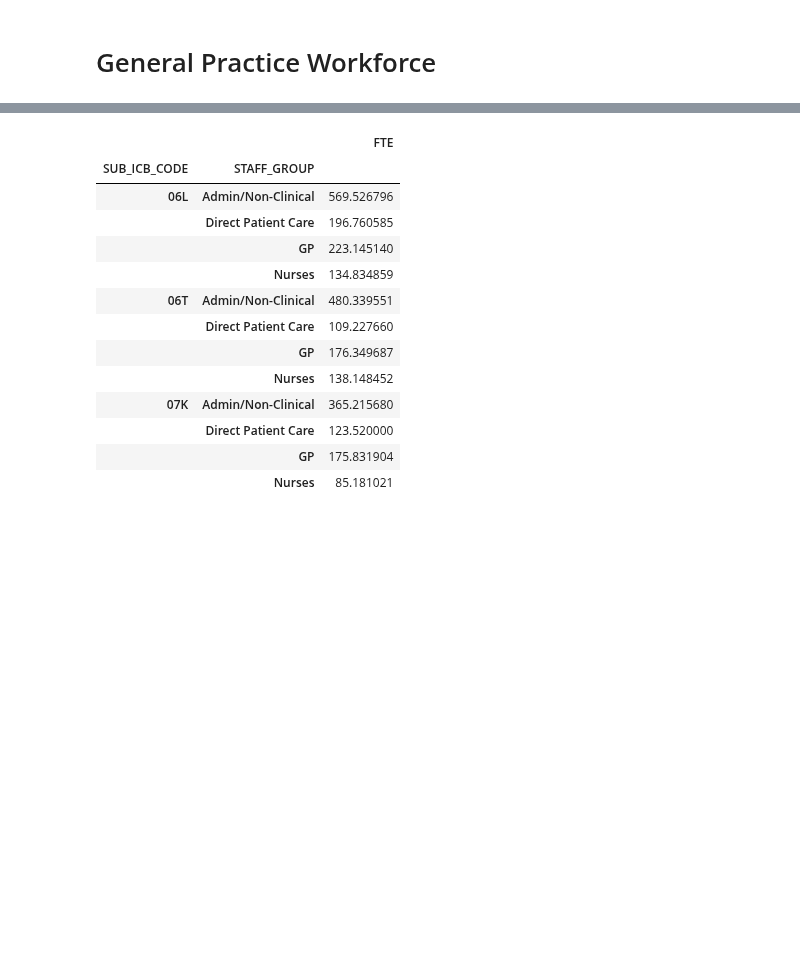
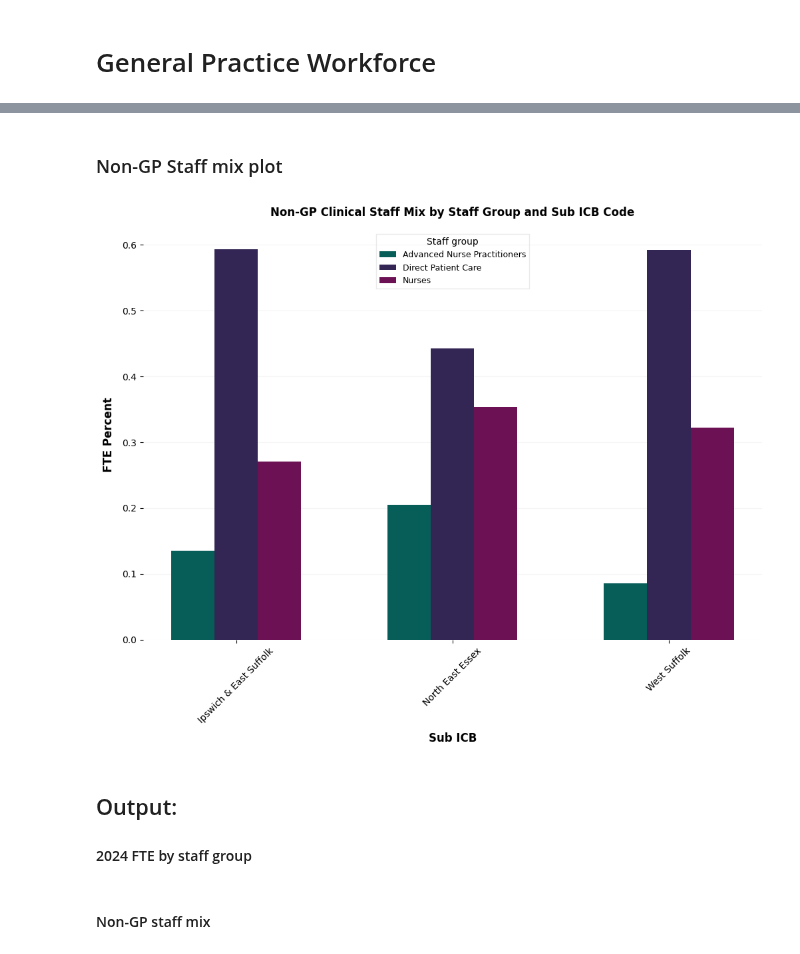
Before and after one commit to SNEE-ICS/PrimaryCareDemandAndCapacity, a Jupyter notebook: notebooks/2c_Workforce.ipynb, the cells around one changed output, grey strips where cells are left out. Saved outputs shown, nothing was run; the diff lists cells and outputs as text; code cells hidden in the pictures; blank space fills up the shorter version.

Commit message:
implemented as per spec, saved outputs and tested

```diff
--- a/notebooks/2c_Workforce.ipynb
+++ b/notebooks/2c_Workforce.ipynb
@@ -50,6 +122,8 @@ staff_fte =  non_gp_staff_mix.groupby(['SUB_ICB_CODE', 'STAFF_GROUP'])[['FTE']].
 # %%
 # drop 'GP' and 'Admin/Non-Clinical' staff groups
-staff_fte = staff_fte.loc[~staff_fte['STAFF_GROUP'].isin(['GP', 'Admin/Non-Clinical'])]
+non_gp_clinical_staff_fte = staff_fte.loc[~staff_fte['STAFF_GROUP'].isin(['GP', 'Admin/Non-Clinical'])]
 
 # sum of FTE for each SUB_ICB_CODE
-staff_fte_sum = staff_fte.groupby('SUB_ICB_CODE')['FTE'].sum()
+staff_fte_sum = non_gp_clinical_staff_fte.groupby('SUB_ICB_CODE')['FTE'].sum()
+
+display(staff_fte_sum)
@@ -56,2 +136,10 @@ staff_fte_sum = staff_fte.groupby('SUB_ICB_CODE')['FTE'].sum()
 # %%
-non_gp_clinical_staff_mix = staff_fte.merge(staff_fte_sum, on='SUB_ICB_CODE', suffixes=('', '_sum')).assign(fte_percent=lambda x: x['FTE'] / x['FTE_sum'] * 100).drop(columns=['FTE_sum','FTE']).round(3)
+# calculate non-gp clinical staff mix
+non_gp_clinical_staff_mix = (
+    non_gp_clinical_staff_fte
+    .merge(staff_fte_sum, on='SUB_ICB_CODE', suffixes=('', '_sum'))
+    .assign(fte_percent=lambda x: x['FTE'] / x['FTE_sum'])
+    .drop(columns=['FTE_sum','FTE'])
+    .round(3)
+    )
+non_gp_clinical_staff_mix.head(20)
@@ -71,19 +156,0 @@ non_gp_clinical_staff_mix
-# %%
-# if the staf
-
-non_gp_staff_mix.replace({'Admin/Non-clinical':'Admin/Non-Clinical'}).groupby(['SUB_ICB_CODE', 'STAFF_GROUP'])[['FTE']].sum()
-# %% [output]
-|  |  | FTE |
-| SUB_ICB_CODE | STAFF_GROUP |  |
-| 06L | Admin/Non-Clinical | 569.526796 |
-|  | Direct Patient Care | 196.760585 |
-|  | GP | 223.145140 |
-|  | Nurses | 134.834859 |
-| 06T | Admin/Non-Clinical | 480.339551 |
-|  | Direct Patient Care | 109.227660 |
-|  | GP | 176.349687 |
-|  | Nurses | 138.148452 |
-| 07K | Admin/Non-Clinical | 365.215680 |
-|  | Direct Patient Care | 123.520000 |
-|  | GP | 175.831904 |
-|  | Nurses | 85.181021 |
@@ -124,0 +157,43 @@ did_not_attend_rates = DidNotAttendRatesByArea.read_yaml("outputs/assumptions/dn
+# %% [markdown]
+### Non-GP Staff mix plot
+# %%
+# Create a bar plot for non-GP clinical staff mix using matplotlib
+fig, ax = plt.subplots(figsize=(12, 8))
+
+# Define the width of each bar
+bar_width = 0.2
+
+# Get the unique SUB_ICB_CODEs and their positions
+sub_icb_codes = non_gp_clinical_staff_mix['SUB_ICB_CODE'].unique()
+positions = np.arange(len(sub_icb_codes))
+
+# Plot each staff group with a different color
+for i, staff_group in enumerate(non_gp_clinical_staff_mix['STAFF_GROUP'].unique()):
+    subset = non_gp_clinical_staff_mix[non_gp_clinical_staff_mix['STAFF_GROUP'] == staff_group]
+    ax.bar(positions + i * bar_width, subset['fte_percent'], bar_width, label=staff_group)
+
+# Add title and labels
+ax.set_title('Non-GP Clinical Staff Mix by Staff Group and Sub ICB Code')
+ax.set_xlabel('Sub ICB')
+ax.set_ylabel('FTE Percent')
+
+# Set the x-ticks to be in the middle of the grouped bars
+ax.set_xticks(positions + bar_width * (len(non_gp_clinical_staff_mix['STAFF_GROUP'].unique()) - 1) / 2)
+ax.set_xticklabels([constants.SUB_ICB_CODES.get(code) for code in sub_icb_codes])
+
+# Rotate x labels for better readability
+plt.xticks(rotation=45)
+
+# Display the legend
+ax.legend(title='Staff group', loc='best')
+
+# Save the plot
+plt.savefig(f"{plot_counter.plot_name}_non_gp_clinical_staff_mix.png")
+
+# Display the plot
+plt.show()
+# %% [output]
+[figure, added]
+# %% [markdown]
+## Output:
+#### 2024 FTE by staff group
@@ -124,0 +207,2 @@ did_not_attend_rates = DidNotAttendRatesByArea.read_yaml("outputs/assumptions/dn
+# %% [markdown]
+#### Non-GP staff mix
```
Also changed, not shown: parts of 28 cells of this notebook.
